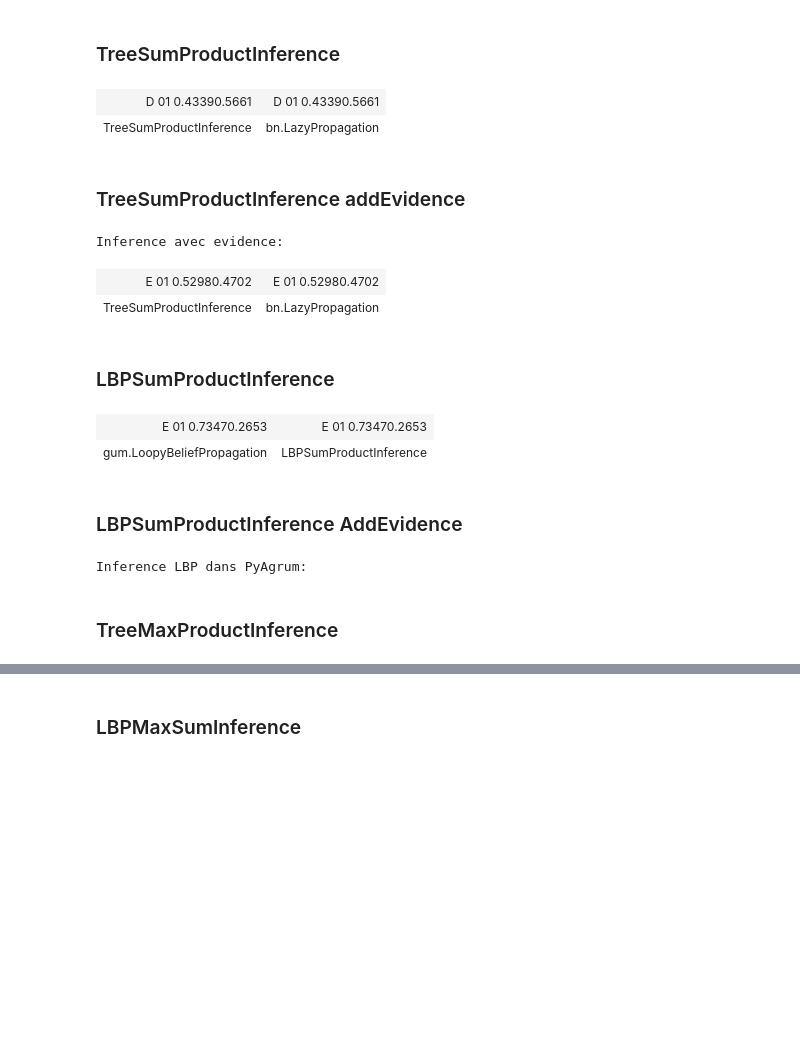
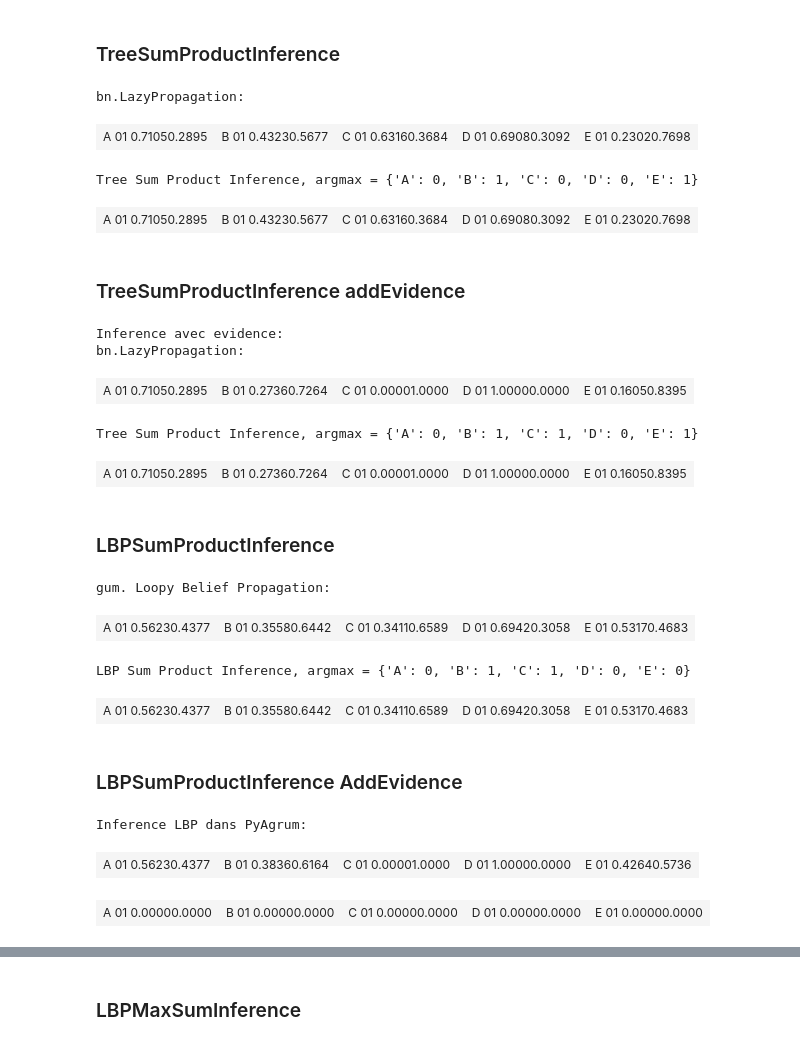
Before and after one commit to Qdake/Decision-making-under-uncertainty, a Jupyter notebook: rapport.ipynb, the cells around one changed output, grey strips where cells are left out. Saved outputs shown, nothing was run; the diff lists cells and outputs as text; code cells hidden in the pictures; blank space fills up the shorter version.

```diff
--- a/rapport.ipynb
+++ b/rapport.ipynb
@@ -49,21 +49,24 @@ SVG(g.create_svg())
 # %%
 %reload_ext autoreload
 %autoreload 2
 
 # TreeSumProductInference
 spi=TreeSumProductInference(gf_tree) # Crée une instance d'inférence
 spi.makeInference()         # effectue les calculs de tous les messages
 
 # LazyPropagation
 ie=gum.LazyPropagation(bn_tree)
 ie.makeInference()
 
-# affichage
-gnb.sideBySide(spi.posterior(3),ie.posterior(3),
-              captions=["TreeSumProductInference","bn.LazyPropagation"])
+print("bn.LazyPropagation:")
+gnb.sideBySide(ie.posterior(0),ie.posterior(1),ie.posterior(2),ie.posterior(3),ie.posterior(4))
+print("Tree Sum Product Inference, argmax =", spi.argmax())
+gnb.sideBySide(spi.posterior(0),spi.posterior(1),spi.posterior(2),spi.posterior(3),spi.posterior(4))
 # %% [output]
+bn.LazyPropagation:
-| D 01 0.43390.5661 | D 01 0.43390.5661 |
-| TreeSumProductInference | bn.LazyPropagation |
+| A 01 0.71050.2895 | B 01 0.43230.5677 | C 01 0.63160.3684 | D 01 0.69080.3092 | E 01 0.23020.7698 |
+Tree Sum Product Inference, argmax = {'A': 0, 'B': 1, 'C': 0, 'D': 0, 'E': 1}
+| A 01 0.71050.2895 | B 01 0.43230.5677 | C 01 0.63160.3684 | D 01 0.69080.3092 | E 01 0.23020.7698 |
 # %% [markdown]
 ### TreeSumProductInference addEvidence
 # %%
@@ -83,13 +86,16 @@ spi.addEvidence({"C":1,"D":0})
 spi.makeInference()         # effectue les calculs de tous les messages
 #gnb.showPotential(spi.posterior(4))
 
-# affichage
-gnb.sideBySide(spi.posterior(4),ie.posterior(4),
-              captions=["TreeSumProductInference","bn.LazyPropagation"])
+print("bn.LazyPropagation:")
+gnb.sideBySide(ie.posterior(0),ie.posterior(1),ie.posterior(2),ie.posterior(3),ie.posterior(4))
+print("Tree Sum Product Inference, argmax =", spi.argmax())
+gnb.sideBySide(spi.posterior(0),spi.posterior(1),spi.posterior(2),spi.posterior(3),spi.posterior(4))
 # %% [output]
 Inference avec evidence:
+bn.LazyPropagation:
-| E 01 0.52980.4702 | E 01 0.52980.4702 |
-| TreeSumProductInference | bn.LazyPropagation |
+| A 01 0.71050.2895 | B 01 0.27360.7264 | C 01 0.00001.0000 | D 01 1.00000.0000 | E 01 0.16050.8395 |
+Tree Sum Product Inference, argmax = {'A': 0, 'B': 1, 'C': 1, 'D': 0, 'E': 1}
+| A 01 0.71050.2895 | B 01 0.27360.7264 | C 01 0.00001.0000 | D 01 1.00000.0000 | E 01 0.16050.8395 |
 # %% [markdown]
 ### LBPSumProductInference
 # %%
@@ -102,10 +108,15 @@ ie.makeInference()
 spi=LBPSumProductInference(gf) # Crée une instance d'inférence
 spi.makeInference()         # effectue les calculs de tous les messages
 
-gnb.sideBySide(ie.posterior(4),spi.posterior(4),captions=["gum.LoopyBeliefPropagation","LBPSumProductInference"])
+print("gum. Loopy Belief Propagation:")
+gnb.sideBySide(ie.posterior(0),ie.posterior(1),ie.posterior(2),ie.posterior(3),ie.posterior(4))
+print("LBP Sum Product Inference, argmax =", spi.argmax())
+gnb.sideBySide(spi.posterior(0),spi.posterior(1),spi.posterior(2),spi.posterior(3),spi.posterior(4))
 # %% [output]
+gum. Loopy Belief Propagation:
-| E 01 0.73470.2653 | E 01 0.73470.2653 |
-| gum.LoopyBeliefPropagation | LBPSumProductInference |
+| A 01 0.56230.4377 | B 01 0.35580.6442 | C 01 0.34110.6589 | D 01 0.69420.3058 | E 01 0.53170.4683 |
+LBP Sum Product Inference, argmax = {'A': 0, 'B': 1, 'C': 1, 'D': 0, 'E': 0}
+| A 01 0.56230.4377 | B 01 0.35580.6442 | C 01 0.34110.6589 | D 01 0.69420.3058 | E 01 0.53170.4683 |
 # %% [markdown]
 ### LBPSumProductInference  AddEvidence
 # %%
@@ -119,13 +130,14 @@ ie.addEvidence(2,1)
 ie.addEvidence(3,0)
 ie.makeInference()
 
-#print("Exo LBPSumproductInference:")
-#spi=LBPSumProductInference(gf) # Crée une instance d'inférence
-#spi.addEvidence({"C":1,"D":0})
-#spi.makeInference()         # effectue les calculs de tous les messages
+spi=LBPSumProductInference(gf) # Crée une instance d'inférence
+spi.addEvidence({"C":1,"D":0})
+spi.makeInference()         # effectue les calculs de tous les messages
 
-#gnb.sideBySide(ie.posterior(4),spi.posterior(4),captions=["gum.LoopyBeliefPropagation","LBPSumProductInference"])
+
+gnb.sideBySide(ie.posterior(0),ie.posterior(1),ie.posterior(2),ie.posterior(3),ie.posterior(4))
+gnb.sideBySide(spi.posterior(0),spi.posterior(1),spi.posterior(2),spi.posterior(3),spi.posterior(4))
 # %% [output]
 Inference LBP dans PyAgrum:
+| A 01 0.56230.4377 | B 01 0.38360.6164 | C 01 0.00001.0000 | D 01 1.00000.0000 | E 01 0.42640.5736 |
+| A 01 0.00000.0000 | B 01 0.00000.0000 | C 01 0.00000.0000 | D 01 0.00000.0000 | E 01 0.00000.0000 |
-# %% [markdown]
-### TreeMaxProductInference
```
Also changed, not shown: parts of 9 cells of this notebook, 1 other file.
